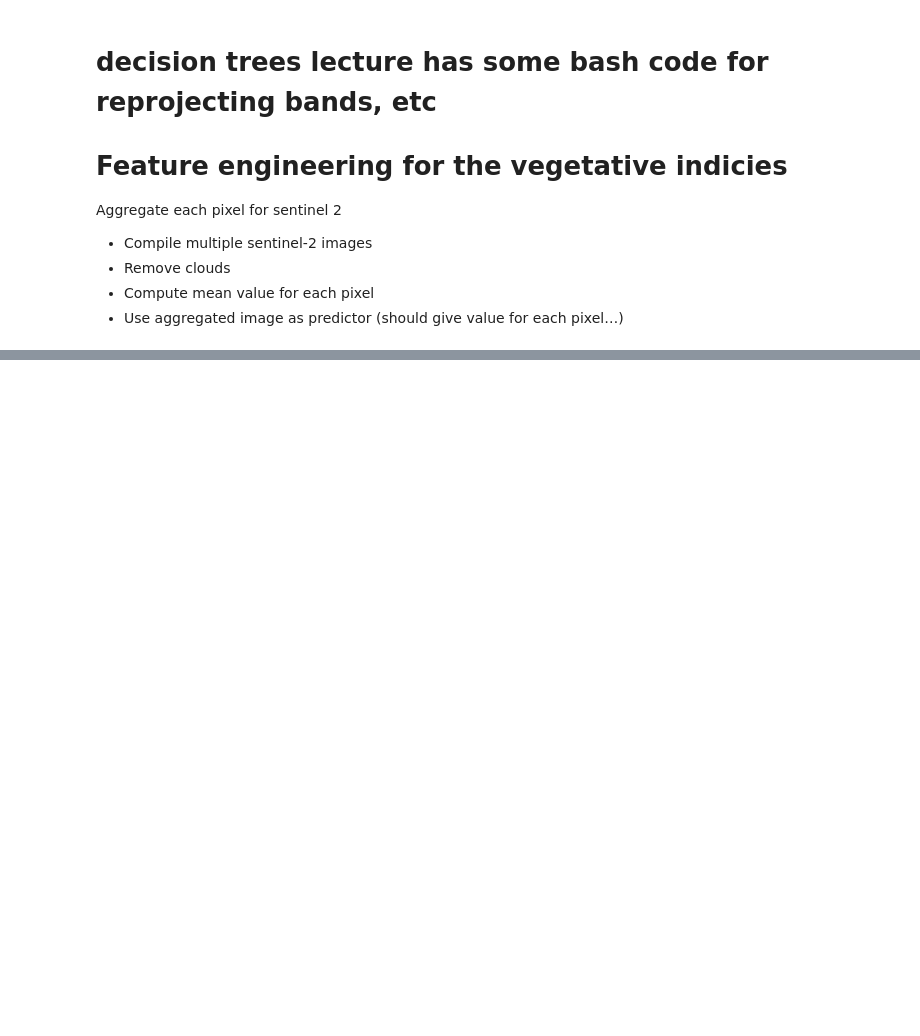
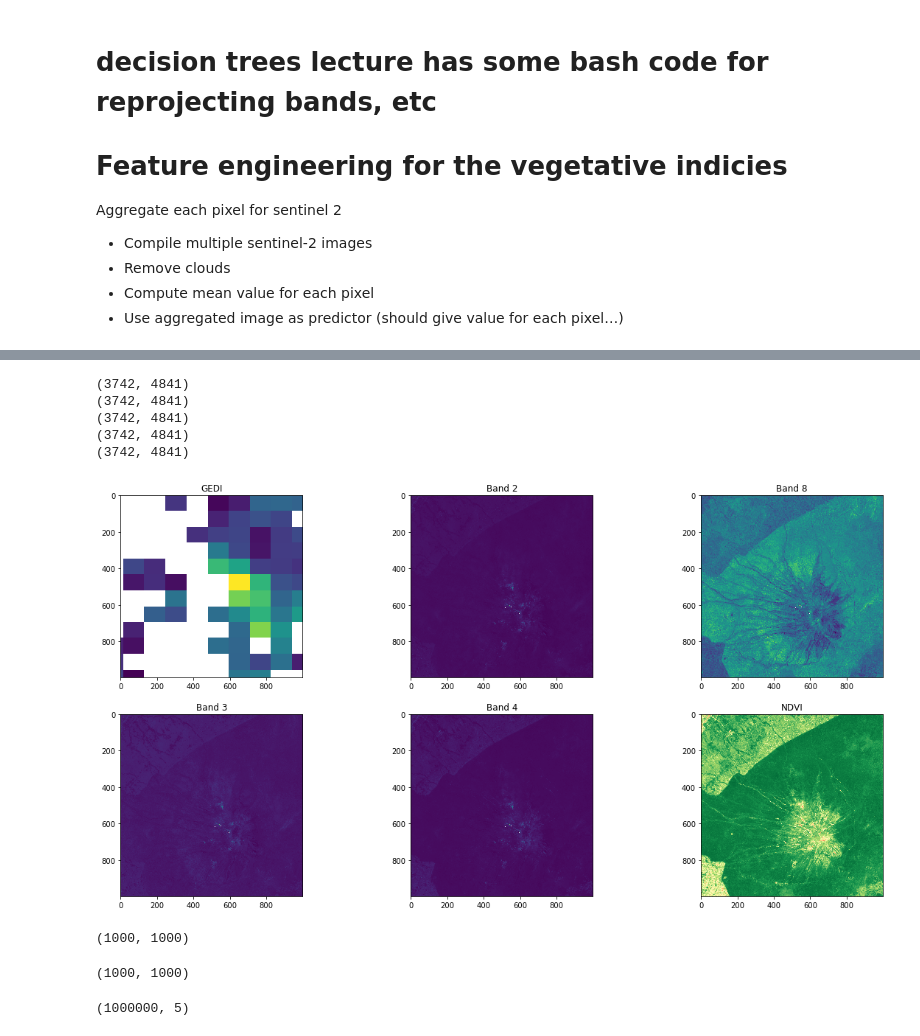
Before and after one commit to caseyslaught/duke-esda-forest-project, a Jupyter notebook: KT_project.ipynb, the cells around one changed output, grey strips where cells are left out. Drawn from its saved outputs; the diff is of its cells as text; code cells hidden in the pictures; blank space fills up the shorter version.

```diff
--- a/KT_project.ipynb
+++ b/KT_project.ipynb
@@ -725,0 +622,66 @@ Aggregate each pixel for sentinel 2
+# %%
+import matplotlib.pyplot as plt
+import numpy as np
+import numpy.ma as ma
+import rasterio
+from rasterio.windows import Window
+gedi_output = "/shared_space/G1/gedi/gedi_cropped_10m_res.tif"
+window = Window(1000, 1000, 1000,  1000)
+
+fig, axes = plt.subplots(2, 3, figsize=(20, 10))
+
+with rasterio.open(gedi_output) as gedi_src:
+    print(gedi_src.shape)
+    gedi_data = gedi_src.read(1, masked=True, window=window)
+    axes[0,0].imshow(gedi_data)
+    axes[0,0].set_title("GEDI")
+
+
+with rasterio.open("/shared_space/G1/s2/B02_composite.tif") as b2_src:
+    print(b2_src.shape)
+    b2_data = b2_src.read(1, masked=True, window=window)
+    b2_data[b2_data > 8000] = ma.masked
+    axes[0,1].imshow(b2_data)
+    axes[0,1].set_title("Band 2")
+
+
+with rasterio.open("/shared_space/G1/s2/B03_composite.tif") as b3_src:
+    print(b3_src.shape)
+    b3_data = b3_src.read(1, masked=True, window=window)
+    b3_data[b3_data > 8000] = ma.masked
+    axes[1,0].imshow(b3_data)
+    axes[1,0].set_title("Band 3")
+
+with rasterio.open("/shared_space/G1/s2/B04_composite.tif") as b4_src:
+    print(b4_src.shape)
+    b4_data = b4_src.read(1, masked=True, window=window)
+    b4_data[b4_data > 8000] = ma.masked
+    axes[1,1].imshow(b4_data)
+    axes[1,1].set_title("Band 4")
+
+with rasterio.open("/shared_space/G1/s2/B08_composite.tif") as b8_src:
+    print(b8_src.shape)
+    b8_data = b8_src.read(1, masked=True, window=window)
+    b8_data[b8_data > 8000] = ma.masked
+    axes[0,2].imshow(b8_data)
+    axes[0,2].set_title("Band 8")
+
+axes[1,2].imshow(ndvi_data, cmap="RdYlGn")
+axes[1,2].set_title("NDVI")
+plt.show()
+# %% [output]
+(3742, 4841)
+(3742, 4841)
+(3742, 4841)
+(3742, 4841)
+(3742, 4841)
+[figure, added]
+# %%
+mask = np.ma.getmaskarray(gedi_data)
+mask.shape
+# %% [output]
+(1000, 1000)
+# %%
+gedi_data.shape
+# %% [output]
+(1000, 1000)
@@ -725,0 +690,11 @@ Aggregate each pixel for sentinel 2
+# %%
+b2_reshape = b2_data.reshape(gedi_data.size)
+b3_reshape = b3_data.reshape(gedi_data.size)
+b4_reshape = b4_data.reshape(gedi_data.size)
+b8_reshape = b8_data.reshape(gedi_data.size)
+ndvi_reshape = ndvi_data.reshape(gedi_data.size)
+
+X = np.vstack((b2_reshape,b3_reshape, b4_reshape, b8_reshape, ndvi_reshape)).T
+X.shape
+# %% [output]
+(1000000, 5)
```
Also changed, not shown: parts of 14 cells of this notebook.
